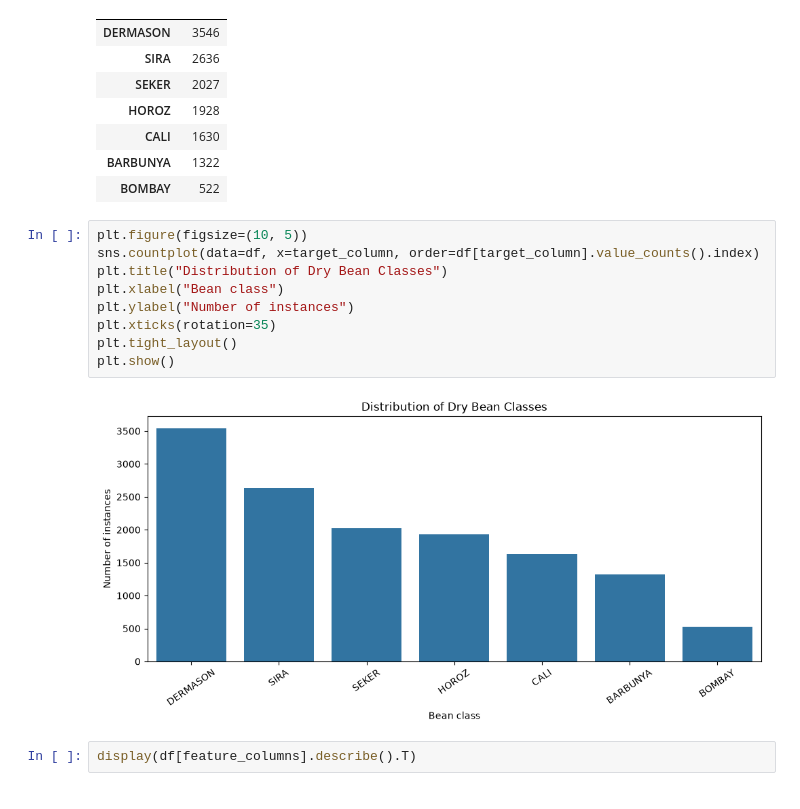
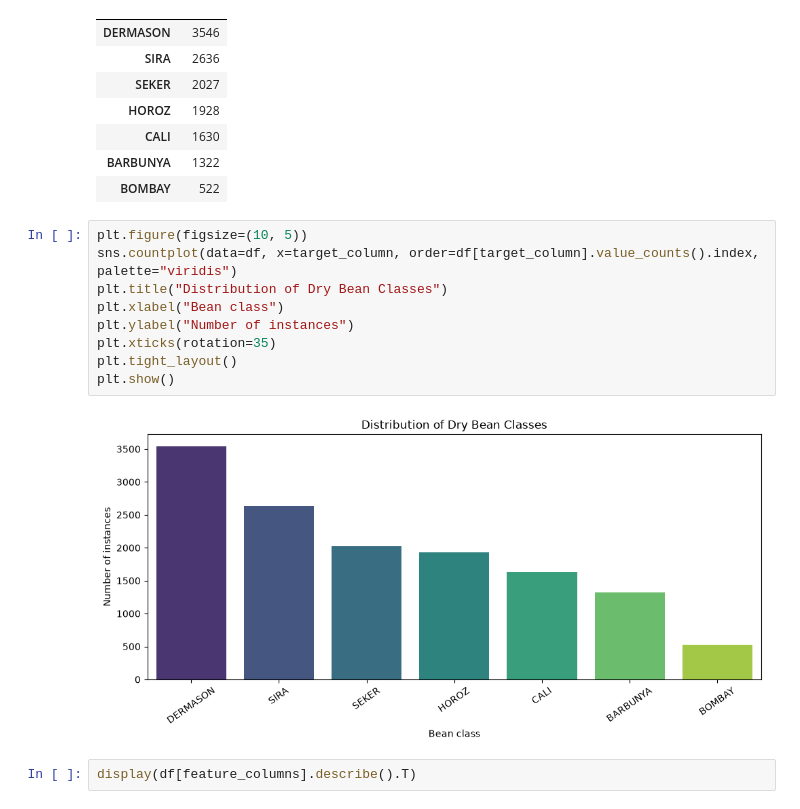
Before and after one commit to DeepanaMathankumarJ/ml-classification-comparison, a Jupyter notebook: DryBean_Model_training.ipynb, the cells around one changed output. Drawn from its saved outputs; the diff is of its cells as text.

```diff
--- a/DryBean_Model_training.ipynb
+++ b/DryBean_Model_training.ipynb
@@ -206,15 +206,15 @@ Target class counts:
 | BOMBAY | 522 |
 # %%
 plt.figure(figsize=(10, 5))
-sns.countplot(data=df, x=target_column, order=df[target_column].value_counts().index)
+sns.countplot(data=df, x=target_column, order=df[target_column].value_counts().index, palette="viridis")
 plt.title("Distribution of Dry Bean Classes")
 plt.xlabel("Bean class")
 plt.ylabel("Number of instances")
 plt.xticks(rotation=35)
 plt.tight_layout()
 plt.show()
 # %% [output]
-[figure, old version]
+[figure, new version]
 # %%
 display(df[feature_columns].describe().T)
 # %% [output]
```
Also changed, not shown: parts of 2 cells of this notebook, 2 other files.
